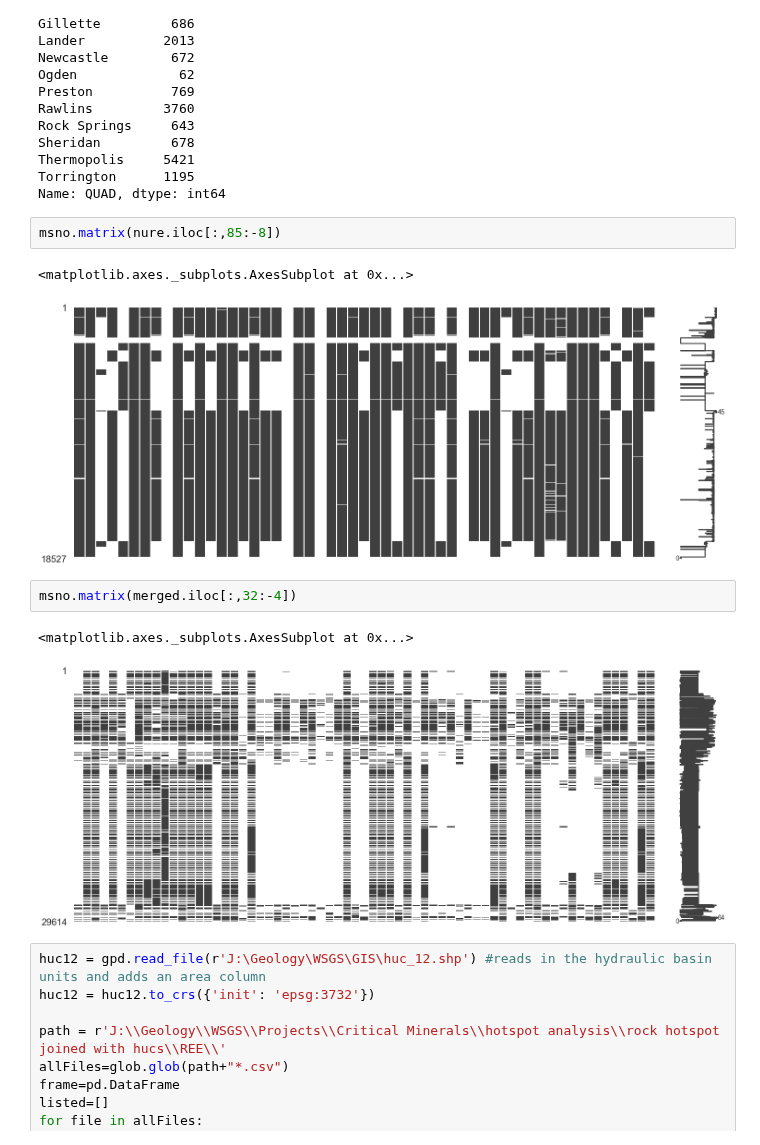
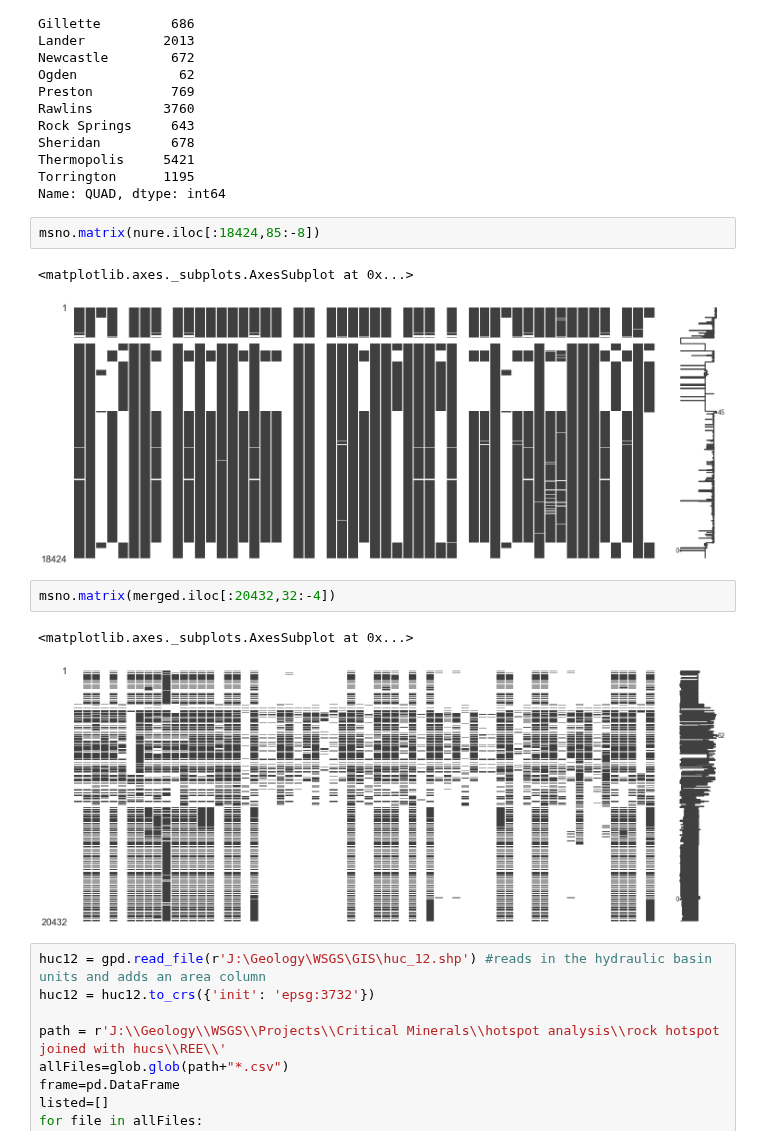
Before and after one commit to jessepisel/criticalandstrategic, a Jupyter notebook: Figure creation.ipynb, the cells around one changed output. Cells and saved outputs as stored; diff of their text form.

Commit message:
updated figure making

```diff
--- a/Figure creation.ipynb
+++ b/Figure creation.ipynb
@@ -139,15 +139,15 @@ Thermopolis     5421
 Torrington      1195
 Name: QUAD, dtype: int64
 # %%
-msno.matrix(nure.iloc[:,85:-8])
+msno.matrix(nure.iloc[:18424,85:-8])
 # %% [output]
 <matplotlib.axes._subplots.AxesSubplot at 0x...>
-[figure, old version]
+[figure, new version]
 # %%
-msno.matrix(merged.iloc[:,32:-4])
+msno.matrix(merged.iloc[:20432,32:-4])
 # %% [output]
 <matplotlib.axes._subplots.AxesSubplot at 0x...>
-[figure, old version]
+[figure, new version]
 # %%
 huc12 = gpd.read_file(r'J:\Geology\WSGS\GIS\huc_12.shp') #reads in the hydraulic basin units and adds an area column
 huc12 = huc12.to_crs({'init': 'epsg:3732'})
```
Also changed, not shown: 1 other file.
